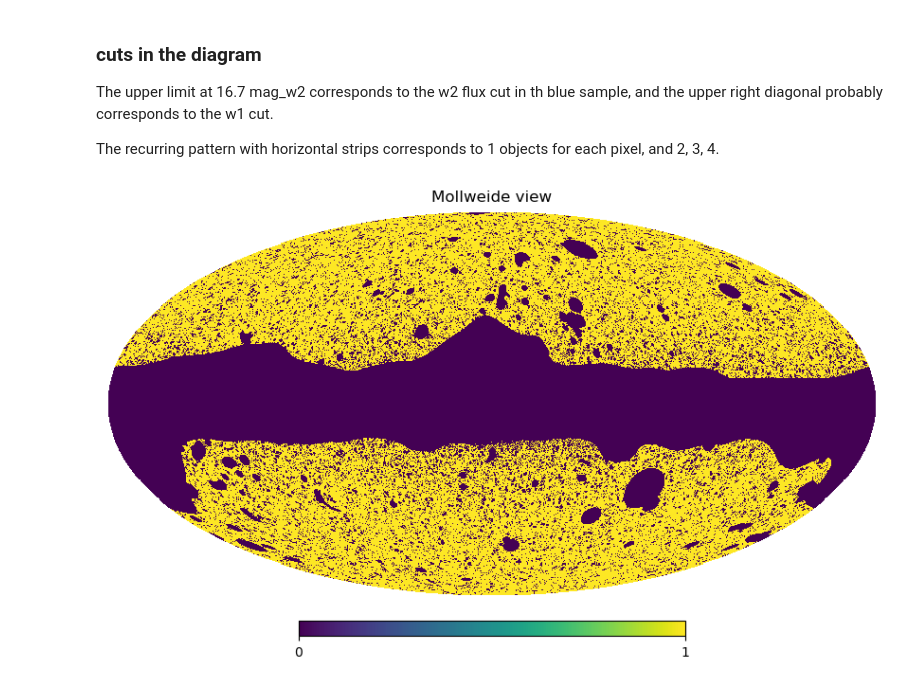
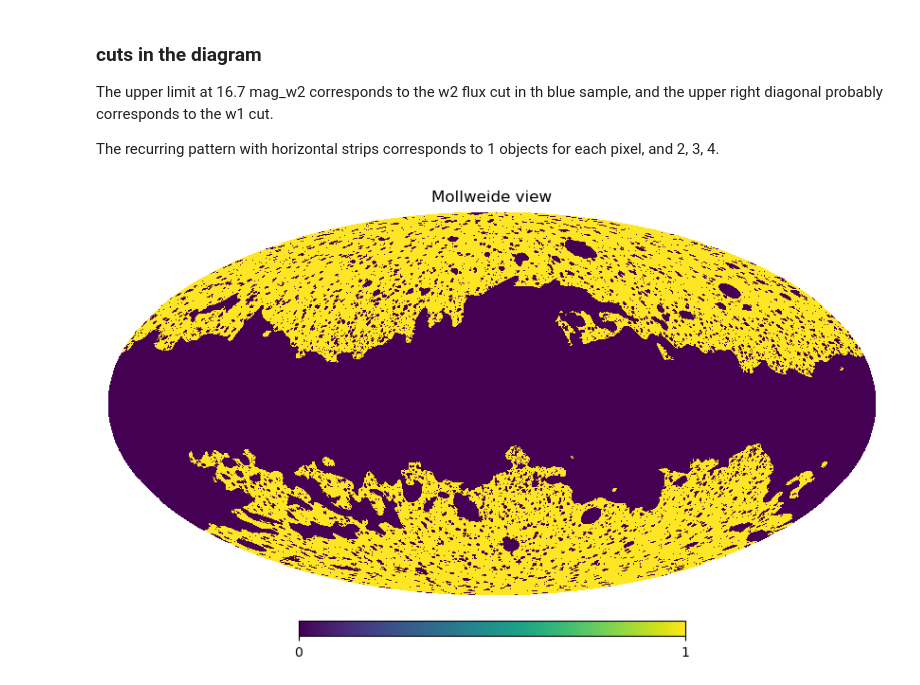
Before and after one commit to Zguandi/unWISE_SZ, a Jupyter notebook: unWISE_flux_map.ipynb, the cells around one changed output. Cells and saved outputs as stored; diff of their text form; code cells hidden in the pictures.

Commit message:
planck_mask change

```diff
--- a/unWISE_flux_map.ipynb
+++ b/unWISE_flux_map.ipynb
@@ -123,8 +108,12 @@ plt.hist(mag_Lw1,range=(13,17),bins=100)
 The upper limit at 16.7 mag_w2  corresponds to the w2 flux cut in th blue sample, and the upper right diagonal probably corresponds to the w1 cut.
 
 The recurring pattern with horizontal strips corresponds to 1 objects for each pixel, and 2, 3, 4.
+# %%
+mask_path = '/mnt/d/data_large/unwise_sz/unwiseplanck/combined_mask/total_mask_noapo_bool.fits'
+
+maskPlanckWise = hp.read_map(mask_path).astype(bool)
 # %%
 # print(masked_Lw1[:100])
-hp.mollview(galmask)
+hp.mollview(maskPlanckWise)
 # %% [output]
-[figure, old version]
+[figure, new version]
```
Also changed, not shown: parts of 8 cells of this notebook, 5 other files.
